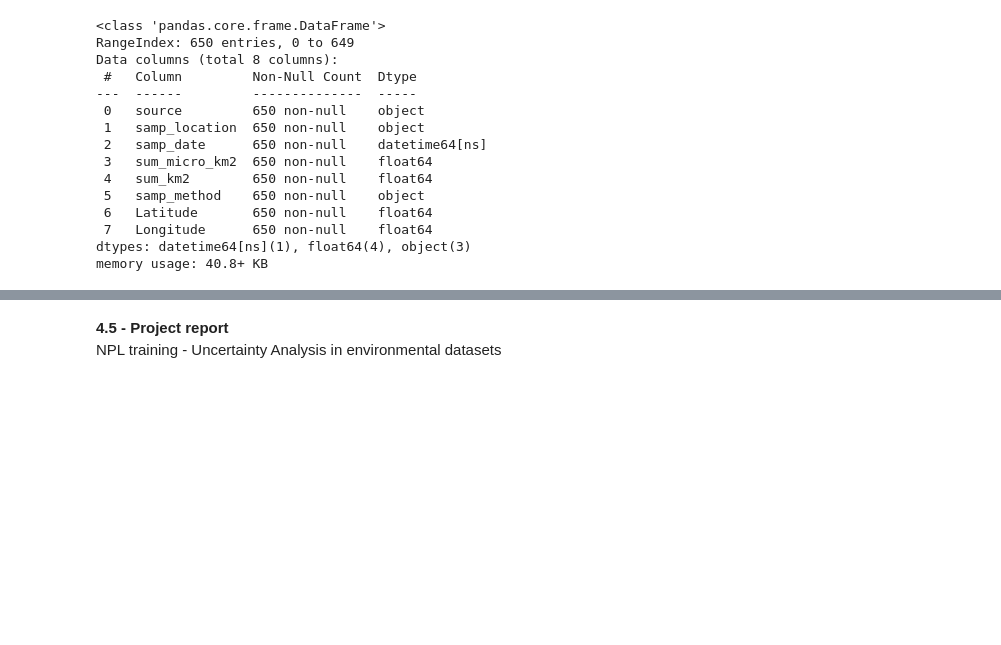
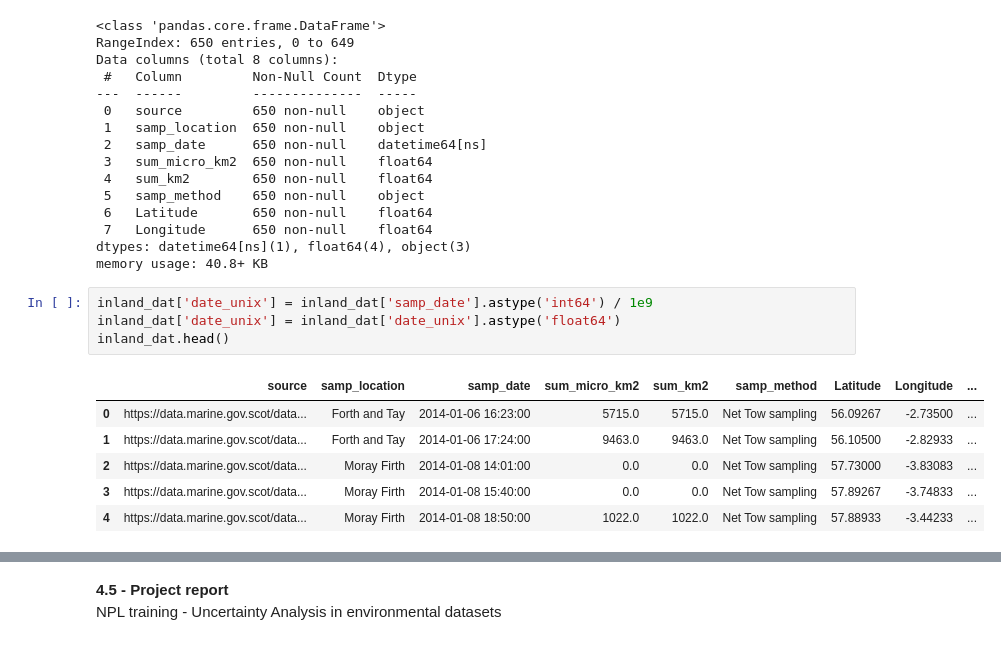
Before and after one commit to fonkerina/Microplastic-Tracker, a Jupyter notebook: MAIN.ipynb, the cells around one changed output, grey strips where cells are left out. Drawn from its saved outputs; the diff is of its cells as text; blank space fills up the shorter version.

```diff
--- a/MAIN.ipynb
+++ b/MAIN.ipynb
@@ -726,6 +726,17 @@ Data columns (total 8 columns):
  7   Longitude      650 non-null    float64
 dtypes: datetime64[ns](1), float64(4), object(3)
 memory usage: 40.8+ KB
+# %%
+inland_dat['date_unix'] = inland_dat['samp_date'].astype('int64') / 1e9
+inland_dat['date_unix'] = inland_dat['date_unix'].astype('float64')
+inland_dat.head()
+# %% [output]
+|  | source | samp_location | samp_date | sum_micro_km2 | sum_km2 | samp_method | Latitude | Longitude | ... |
+| 0 | https://data.marine.gov.scot/data... | Forth and Tay | 2014-01-06 16:23:00 | 5715.0 | 5715.0 | Net Tow sampling | 56.09267 | -2.73500 | ... |
+| 1 | https://data.marine.gov.scot/data... | Forth and Tay | 2014-01-06 17:24:00 | 9463.0 | 9463.0 | Net Tow sampling | 56.10500 | -2.82933 | ... |
+| 2 | https://data.marine.gov.scot/data... | Moray Firth | 2014-01-08 14:01:00 | 0.0 | 0.0 | Net Tow sampling | 57.73000 | -3.83083 | ... |
+| 3 | https://data.marine.gov.scot/data... | Moray Firth | 2014-01-08 15:40:00 | 0.0 | 0.0 | Net Tow sampling | 57.89267 | -3.74833 | ... |
+| 4 | https://data.marine.gov.scot/data... | Moray Firth | 2014-01-08 18:50:00 | 1022.0 | 1022.0 | Net Tow sampling | 57.88933 | -3.44233 | ... |
 # %%
 # For time forecasting, run a seperate gp model for each location so X = [time]
 # For spatio-temporal forecasting, X = [latitude, longitude, time]
```
Also changed, not shown: parts of 7 cells of this notebook.
